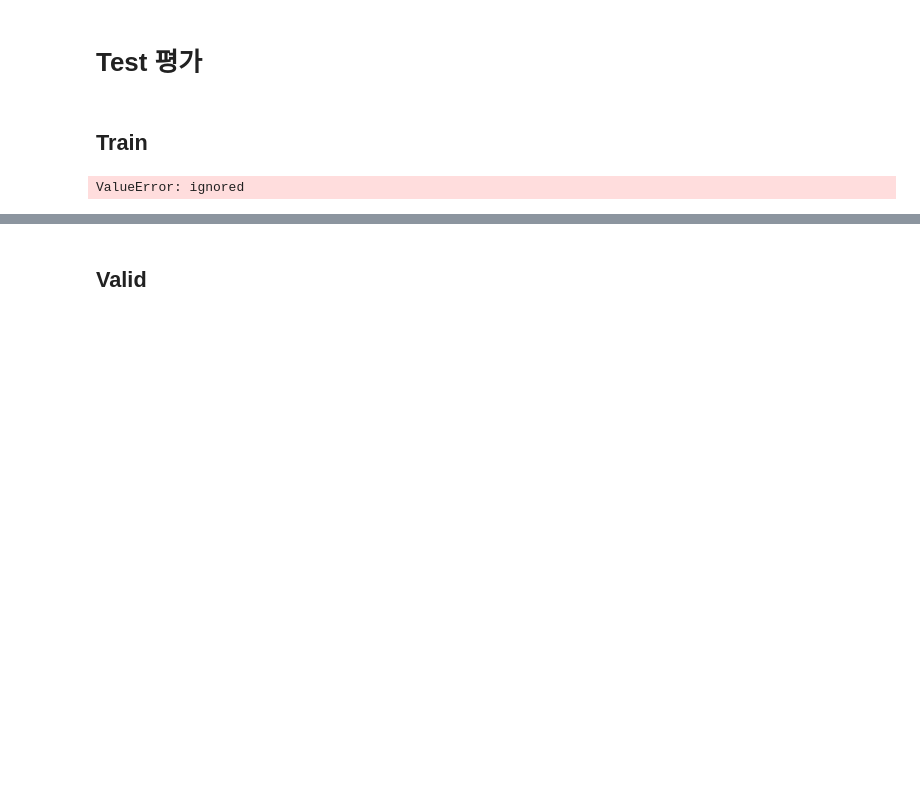
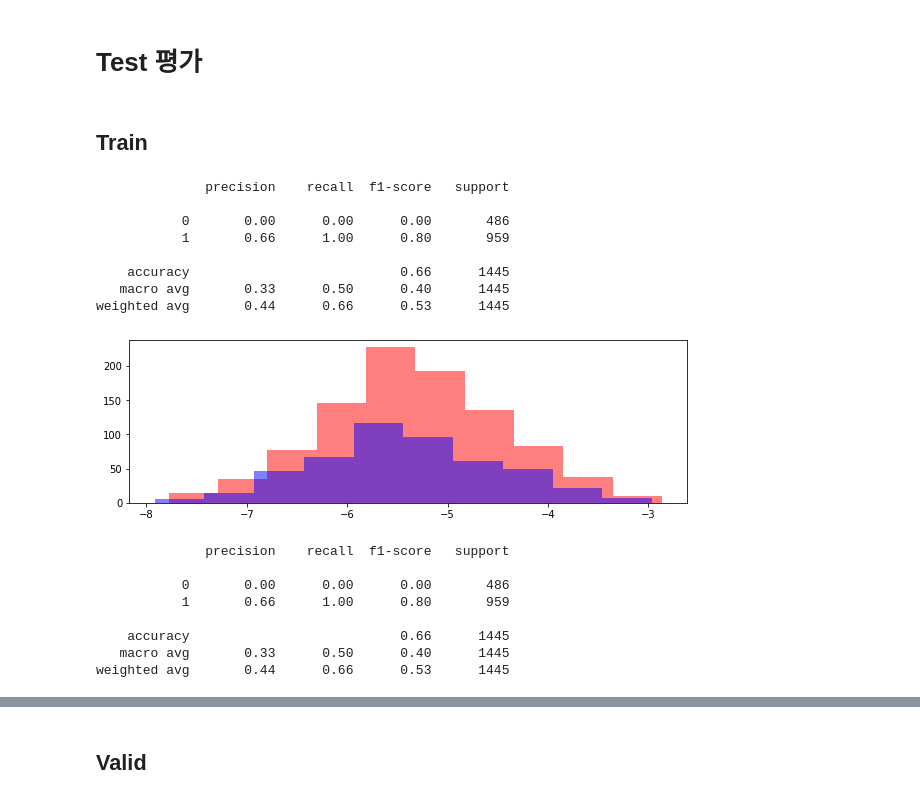
Before and after one commit to crimama/MRI_classification, a Jupyter notebook: 베이스라인/실험6.ipynb, the cells around one changed output, grey strips where cells are left out. Cells and saved outputs as stored; diff of their text form; code cells hidden in the pictures; blank space fills up the shorter version.

```diff
--- a/베이스라인/실험6.ipynb
+++ b/베이스라인/실험6.ipynb
@@ -674,60 +670,88 @@ def score_regression_predict(model,generator,index):
 # %% [markdown]
 ## Train
+# %%
+def descaling(value):
+  origin = value*(csvs_output_0_max-csvs_output_0_min) + csvs_output_0_min
+  return origin
+
+def temp(value):
+  if value >=-1:
+    return 0
+  else:
+    return 1
+
+def score_regression_predict(model,generator,index):
+  y_ = model.predict(generator)
+  predicted = pd.DataFrame(y_)[0].map(descaling)
+  y_predicted = predicted.map(temp)
+  from sklearn.metrics import classification_report
+
+  y_true = np.array(csvs[csvs['병록번호'].apply(lambda x : x in key_lists[index])][output_columns[0]])
+  print(classification_report(y_true,y_predicted,target_names = ['0','1']))
 # %%
-test_index = np.arange(1446,1606)
-#Stratified Kfold indexing 용
-test_index = np.arange(1446,1606) #test 데이터 : 1446 ~ 1606 사용
-x = key_indexes = np.arange(1445) #Train - valid : 0 ~ 1445 데이터 사용
-output_column = output_columns[1] #예측할 컬럼 선택
+x = np.arange(1445) #Train - valid : 0 ~ 1445 데이터 사용
 y = np.array(csvs[E_output_columns[output_column]][:1445])
 
-predicted_train_lists = []
+train_index = np.arange(1445)
+test_index = np.arange(1446,1606)
+#Descaling 용
+csvs_input_max, csvs_input_min = minmax(train_index,input_columns)
+csvs_output_0_max,csvs_output_0_min = minmax(train_index, output_column)
 
-#Stratified Kfold
-from sklearn.model_selection import StratifiedKFold
-skf = StratifiedKFold(n_splits=3)
-
-n = 0 #Fold 회차 확인용
-for train_index, valid_index in skf.split(x, y):
-
-
-  train_generator = DataGenerator(new_dir_df,
+train_generator = DataGenerator(new_dir_df,
                                 csvs,
                                 key_lists[train_index],
                                 output_column,
                                 batch_size=BATCH_SIZE,
-                                  shuffle=True)
-  valid_generator = DataGenerator(new_dir_df,
-                                csvs,
-                                key_lists[valid_index],
-                                output_column,
-                                batch_size=BATCH_SIZE,
                                 shuffle=False)
-  test_generator = DataGenerator(new_dir_df,
+test_generator = DataGenerator(new_dir_df,
                                csvs,
                                key_lists[test_index],
                                output_column,
                                batch_size=BATCH_SIZE,
                                shuffle=False)
+
+predicted_train_lists = []
+for n in range(1,3):
+
+  #모델
   model = model_lists[n]
   y_ = model.predict(train_generator)
   predicted = pd.DataFrame(y_)[0].map(descaling)
 
   predicted_train_lists.append(predicted)
+  y_predicted = predicted.map(temp)
 
 
 
-  y_predicted = predicted.map(temp)
+
   from sklearn.metrics import classification_report
-  y_true = np.array(csvs[csvs['병록번호'].apply(lambda x : x in key_lists[train_index])][output_columns[0]])
+  y_true = np.array(csvs[E_output_columns[output_column]].iloc[:1445])
   print(classification_report(y_true,y_predicted,target_names = ['0','1']))
+
+  #Regression Result 분포
   true_1 = np.where(y_true==1)
   true_0 = np.where(y_true==0)
-
   plt.figure(figsize=(10,3))
   plt.hist(predicted.iloc[true_1],color='r',alpha=0.5)
   plt.hist(predicted.iloc[true_0],color='b',alpha=0.5)
   plt.show()
   n+=1
 # %% [output]
-ValueError: ignored
+              precision    recall  f1-score   support
+
+           0       0.00      0.00      0.00       486
+           1       0.66      1.00      0.80       959
+
+    accuracy                           0.66      1445
+   macro avg       0.33      0.50      0.40      1445
+weighted avg       0.44      0.66      0.53      1445
+[figure, added]
+              precision    recall  f1-score   support
+
+           0       0.00      0.00      0.00       486
+           1       0.66      1.00      0.80       959
+
+    accuracy                           0.66      1445
+   macro avg       0.33      0.50      0.40      1445
+weighted avg       0.44      0.66      0.53      1445
```
Also changed, not shown: parts of 6 cells of this notebook, 1 other file.
